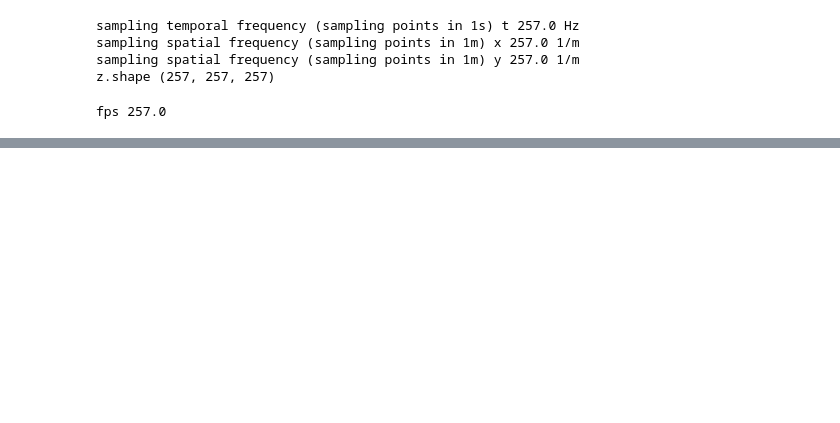
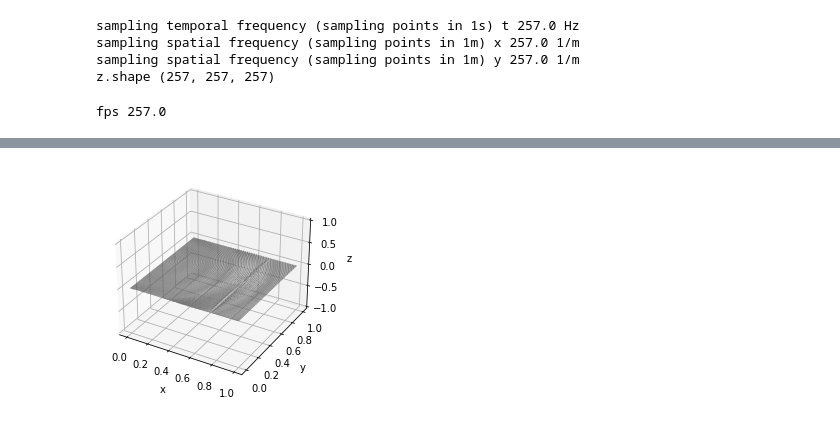
Before and after one commit to PaRaD1SE98/waves, a Jupyter notebook: notebooks/3d_waves_mpl.ipynb, the cells around one changed output, grey strips where cells are left out. Cells and saved outputs as stored; diff of their text form; code cells hidden in the pictures; blank space fills up the shorter version.

```diff
--- a/notebooks/3d_waves_mpl.ipynb
+++ b/notebooks/3d_waves_mpl.ipynb
@@ -346,0 +341,12 @@ plt.show()
+# %%
+fig7 = plt.figure()
+ax = fig7.add_subplot(projection='3d')
+ax.set_xlabel('x')
+ax.set_ylabel('y')
+ax.set_zlabel('z')
+surface2 = [ax.plot_surface(x, y, ifft_result[:, :, 128], color='0.75', rstride=1, cstride=1)]
+ax.set_zlim(-1, 1)
+ani4 = animation.FuncAnimation(fig7, change_plot, len(T), fargs=(ifft_result, surface2), interval=1000 / fps)
+plt.show()
+# %% [output]
+[figure, added]
```
Also changed, not shown: parts of 7 cells of this notebook.
